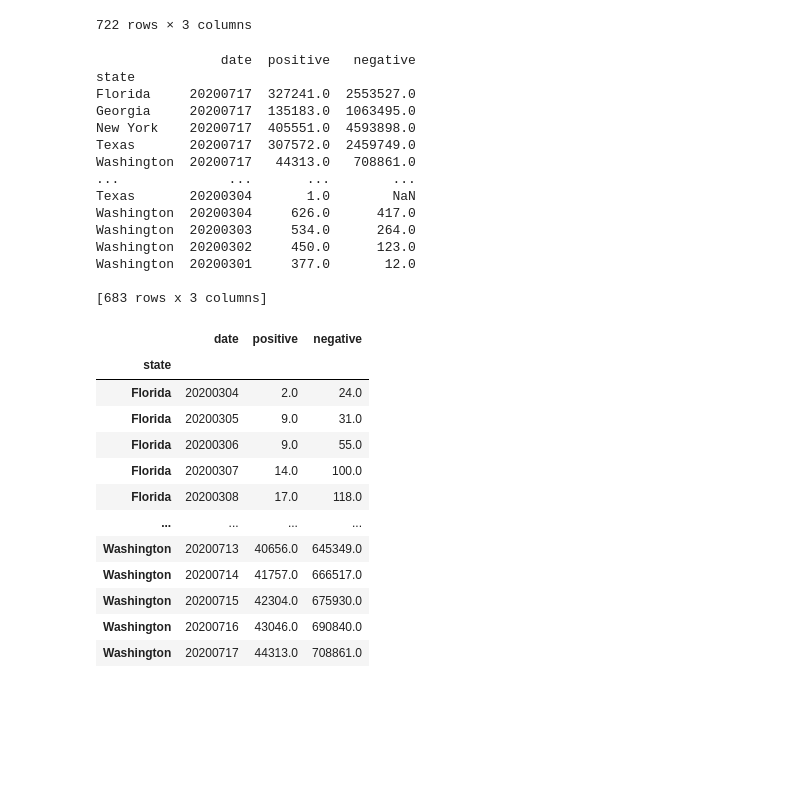
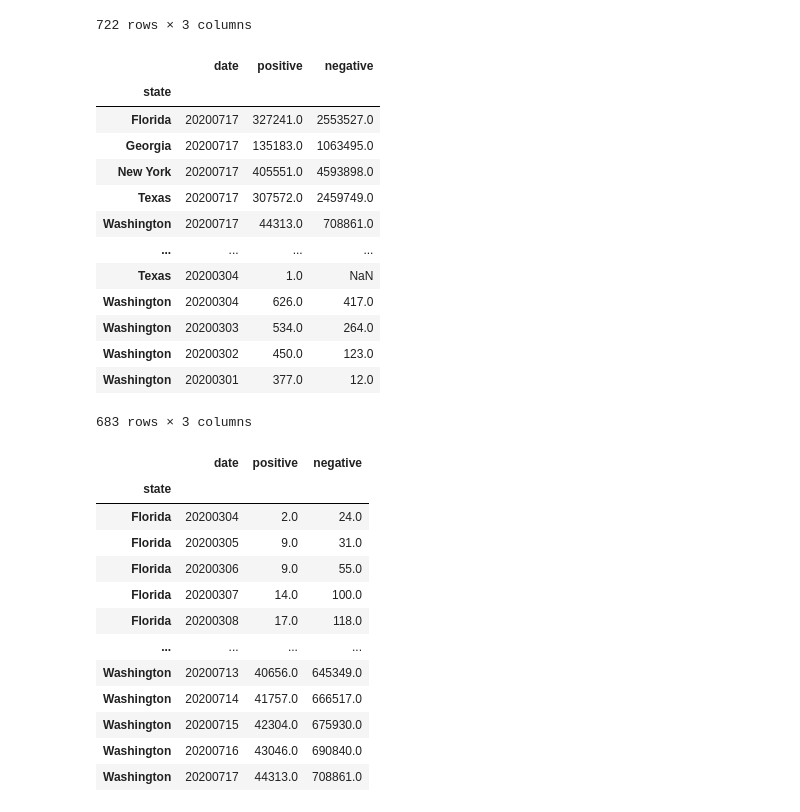
Before and after one commit to Emily-Keymon/Group-Project, a Jupyter notebook: Covid-19 Data Exploration and Cleanup.ipynb, the cells around one changed output. Saved outputs shown, nothing was run; the diff lists cells and outputs as text; code cells hidden in the pictures; blank space fills up the shorter version.

```diff
--- a/Covid-19 Data Exploration and Cleanup.ipynb
+++ b/Covid-19 Data Exploration and Cleanup.ipynb
@@ -99,28 +99,27 @@ state_name_df
 # %%
 # Set date range for data
 start_date = 20200301
 end_date = 20200717
 after_start_date = state_name_df["date"] >= start_date
 before_end_date = state_name_df["date"] <= end_date
 between_two_dates = after_start_date & before_end_date
 filtered_dates_1 = state_name_df.loc[between_two_dates]
-print(filtered_dates_1)
+filtered_dates_1
 # %% [output]
+|  | date | positive | negative |
+| state |  |  |  |
+| Florida | 20200717 | 327241.0 | 2553527.0 |
+| Georgia | 20200717 | 135183.0 | 1063495.0 |
+| New York | 20200717 | 405551.0 | 4593898.0 |
+| Texas | 20200717 | 307572.0 | 2459749.0 |
+| Washington | 20200717 | 44313.0 | 708861.0 |
+| ... | ... | ... | ... |
+| Texas | 20200304 | 1.0 | NaN |
+| Washington | 20200304 | 626.0 | 417.0 |
+| Washington | 20200303 | 534.0 | 264.0 |
+| Washington | 20200302 | 450.0 | 123.0 |
+| Washington | 20200301 | 377.0 | 12.0 |
-                date  positive   negative
-state
-Florida     20200717  327241.0  2553527.0
-Georgia     20200717  135183.0  1063495.0
-New York    20200717  405551.0  4593898.0
-Texas       20200717  307572.0  2459749.0
-Washington  20200717   44313.0   708861.0
-...              ...       ...        ...
-Texas       20200304       1.0        NaN
-Washington  20200304     626.0      417.0
-Washington  20200303     534.0      264.0
-Washington  20200302     450.0      123.0
-Washington  20200301     377.0       12.0
-
-[683 rows x 3 columns]
+683 rows × 3 columns
 # %%
 # Sort by date in ascending order
 filtered_dates_1 = filtered_dates_1.sort_values(["state", "date"])
```
Also changed, not shown: parts of 6 cells of this notebook.
